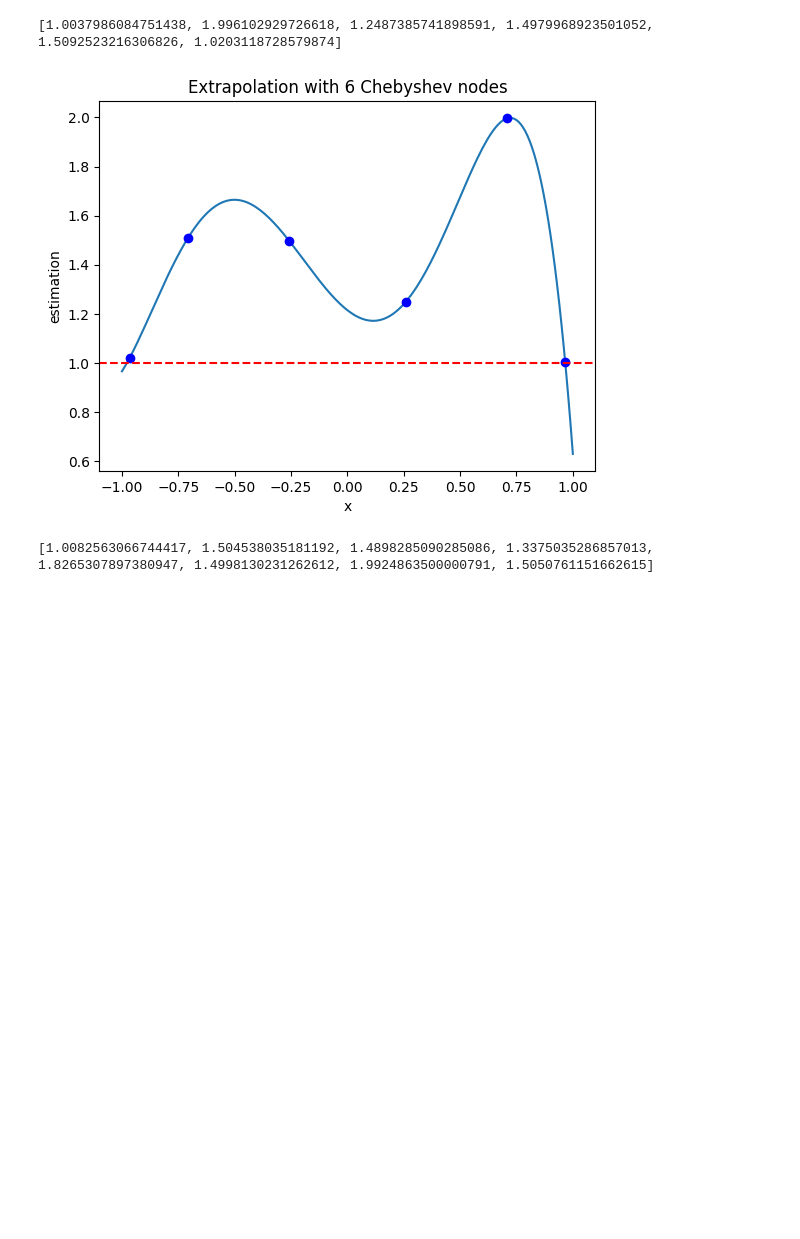
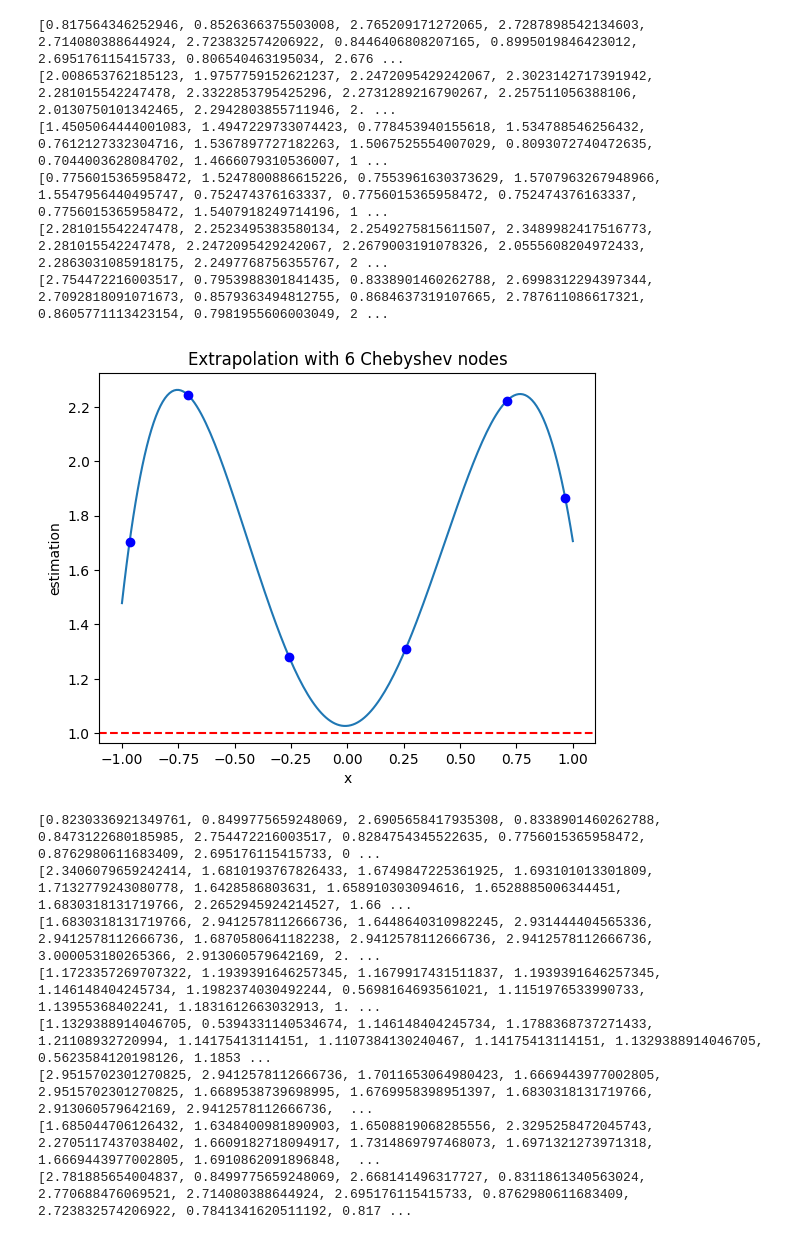
Before and after one commit to Rick0317/qDriftExtraPolation, a Jupyter notebook: jupyter/qdrift.ipynb, the cells around one changed output. Cells and saved outputs as stored; diff of their text form; code cells hidden in the pictures; blank space fills up the shorter version.

```diff
--- a/jupyter/qdrift.ipynb
+++ b/jupyter/qdrift.ipynb
@@ -40,11 +40,13 @@ decomposition = ld.get_decomp()
 obt = decomposition.get_term('obt')
 tbt = decomposition.get_term('tbt')
 hubbard_matrix = obt.matrix + tbt.matrix
+print(hubbard_matrix)
 exact_eigenvalue, eigenvectors = scipy.linalg.eig(hubbard_matrix)
 expected = min(exact_eigenvalue) # Get the minimum eigenvalue of the hamiltonian
+print(expected)
 
-t = 1 # time = 1
-num_eval = 10000 # number of iterations of phase estimation
+t = 10 # time = 1
+num_eval = 1000 # number of iterations of phase estimation
 
 
 for n in range(2, 10, 2):  # number of the Chebyshev nodes
@@ -53,15 +55,16 @@ for n in range(2, 10, 2):  # number of the Chebyshev nodes
     for node in nodes:
         estimations = [] # Storage for each eigenvalue estimation of individual unitary
         N = np.ceil(t / np.abs(node)) # number of samplings
-        h_list, v_list = qdrift(ld, N)
-        for h in h_list:
-            exact_eigenvalue, eigenvectors= scipy.linalg.eig(h) # Get eigenvectors and values for each unitary
+        h_list, v_list = qdrift(ld, N, t)
+        for i in range(len(h_list)):
+            exact_eigenvalue, eigenvectors = scipy.linalg.eig(h_list[i]) # Get eigenvectors and values for each unitary
             eigenstate = eigenvectors[:, np.argmin(exact_eigenvalue)] # pick eigenstate that corresponds to smallest eigenvalue
-            U = scipy.linalg.expm(-1j * h * t) # Evolution for phase estimation
+            #U = scipy.linalg.expm(-1j * h * t) # Evolution for phase estimation
             with HiddenPrints(): # Do Iterative Phase Estimation
-                p_0, qc = iterative_phase_estimation_v2(U, num_eval, eigenstate, selected_backend, num_qubits=1)
+                p_0, qc = iterative_phase_estimation_v2(v_list[i], num_eval, eigenstate, selected_backend, num_qubits=1)
             estimated_eigenvalue = 2 * np.arccos(np.sqrt(p_0)) # Estimate eigenvalue
             estimations.append(estimated_eigenvalue)
+        print(estimations)
         data_point.append(np.average(estimations)) # Average out the estimations
 
     # plot
@@ -78,3 +88,15 @@ Data loaded from ../data\hubbard/h_2.pkl
-[1.0037986084751438, 1.996102929726618, 1.2487385741898591, 1.4979968923501052, 1.5092523216306826, 1.0203118728579874]
+[0.817564346252946, 0.8526366375503008, 2.765209171272065, 2.7287898542134603, 2.714080388644924, 2.723832574206922, 0.8446406808207165, 0.8995019846423012, 2.695176115415733, 0.806540463195034, 2.676 ...
+[2.008653762185123, 1.9757759152621237, 2.2472095429242067, 2.3023142717391942, 2.281015542247478, 2.3322853795425296, 2.2731289216790267, 2.257511056388106, 2.0130750101342465, 2.2942803855711946, 2. ...
+[1.4505064444001083, 1.4947229733074423, 0.778453940155618, 1.534788546256432, 0.7612127332304716, 1.5367897727182263, 1.5067525554007029, 0.8093072740472635, 0.7044003628084702, 1.4666079310536007, 1 ...
+[0.7756015365958472, 1.5247800886615226, 0.7553961630373629, 1.5707963267948966, 1.5547956440495747, 0.752474376163337, 0.7756015365958472, 0.752474376163337, 0.7756015365958472, 1.5407918249714196, 1 ...
+[2.281015542247478, 2.2523495383580134, 2.2549275815611507, 2.3489982417516773, 2.281015542247478, 2.2472095429242067, 2.2679003191078326, 2.0555608204972433, 2.2863031085918175, 2.2497768756355767, 2 ...
+[2.754472216003517, 0.7953988301841435, 0.8338901460262788, 2.6998312294397344, 2.7092818091071673, 0.8579363494812755, 0.8684637319107665, 2.787611086617321, 0.8605771113423154, 0.7981955606003049, 2 ...
-[figure, old version]
+[figure, new version]
-[1.0082563066744417, 1.504538035181192, 1.4898285090285086, 1.3375035286857013, 1.8265307897380947, 1.4998130231262612, 1.9924863500000791, 1.5050761151662615]
+[0.8230336921349761, 0.8499775659248069, 2.6905658417935308, 0.8338901460262788, 0.8473122680185985, 2.754472216003517, 0.8284754345522635, 0.7756015365958472, 0.8762980611683409, 2.695176115415733, 0 ...
+[2.3406079659242414, 1.6810193767826433, 1.6749847225361925, 1.693101013301809, 1.7132779243080778, 1.6428586803631, 1.658910303094616, 1.6528885006344451, 1.6830318131719766, 2.2652945924214527, 1.66 ...
+[1.6830318131719766, 2.9412578112666736, 1.6448640310982245, 2.931444404565336, 2.9412578112666736, 1.6870580641182238, 2.9412578112666736, 2.9412578112666736, 3.000053180265366, 2.913060579642169, 2. ...
+[1.1723357269707322, 1.1939391646257345, 1.1679917431511837, 1.1939391646257345, 1.146148404245734, 1.1982374030492244, 0.5698164693561021, 1.1151976533990733, 1.13955368402241, 1.1831612663032913, 1. ...
+[1.1329388914046705, 0.5394331140534674, 1.146148404245734, 1.1788368737271433, 1.21108932720994, 1.14175413114151, 1.1107384130240467, 1.14175413114151, 1.1329388914046705, 0.5623584120198126, 1.1853 ...
+[2.9515702301270825, 2.9412578112666736, 1.7011653064980423, 1.6669443977002805, 2.9515702301270825, 1.6689538739698995, 1.6769958398951397, 1.6830318131719766, 2.913060579642169, 2.9412578112666736,  ...
+[1.685044706126432, 1.6348400981890903, 1.6508819068285556, 2.3295258472045743, 2.2705117437038402, 1.6609182718094917, 1.7314869797468073, 1.6971321273971318, 1.6669443977002805, 1.6910862091896848,  ...
+[2.781885654004837, 0.8499775659248069, 2.668141496317727, 0.8311861340563024, 2.770688476069521, 2.714080388644924, 2.695176115415733, 0.8762980611683409, 2.723832574206922, 0.7841341620511192, 0.817 ...
```
Also changed, not shown: parts of 1 cell of this notebook, 2 other files.
